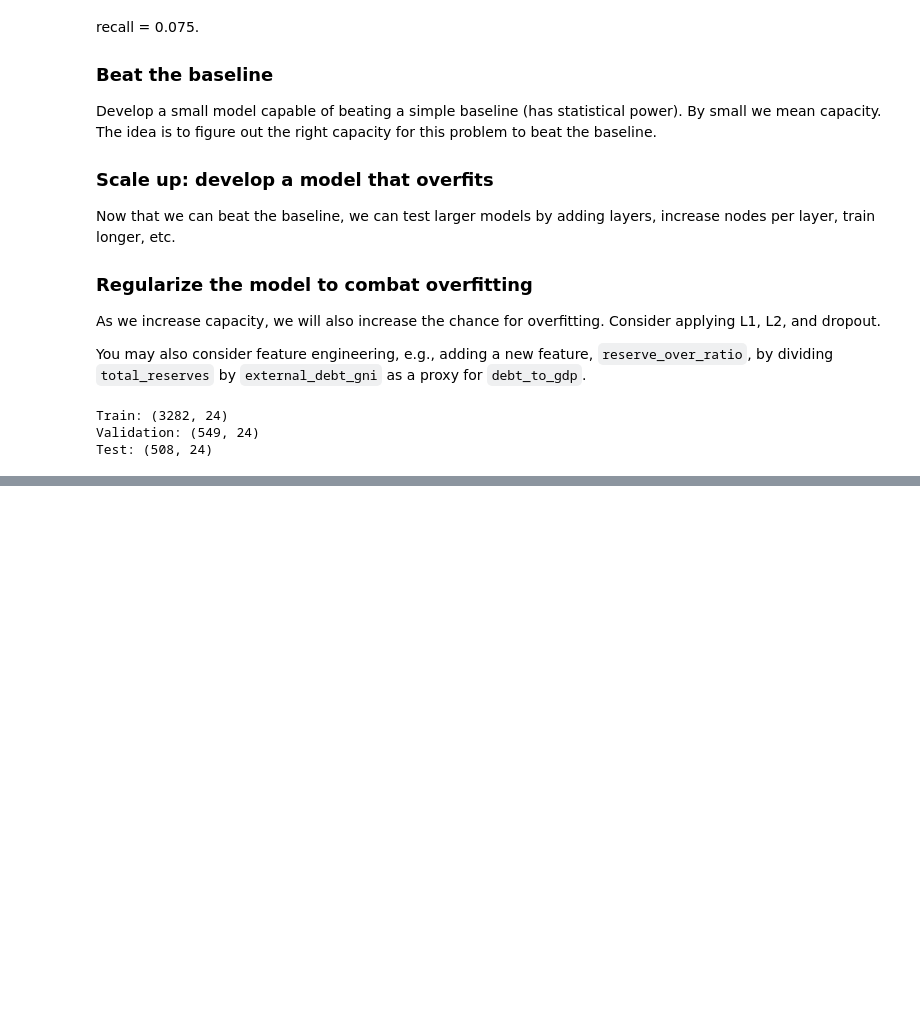
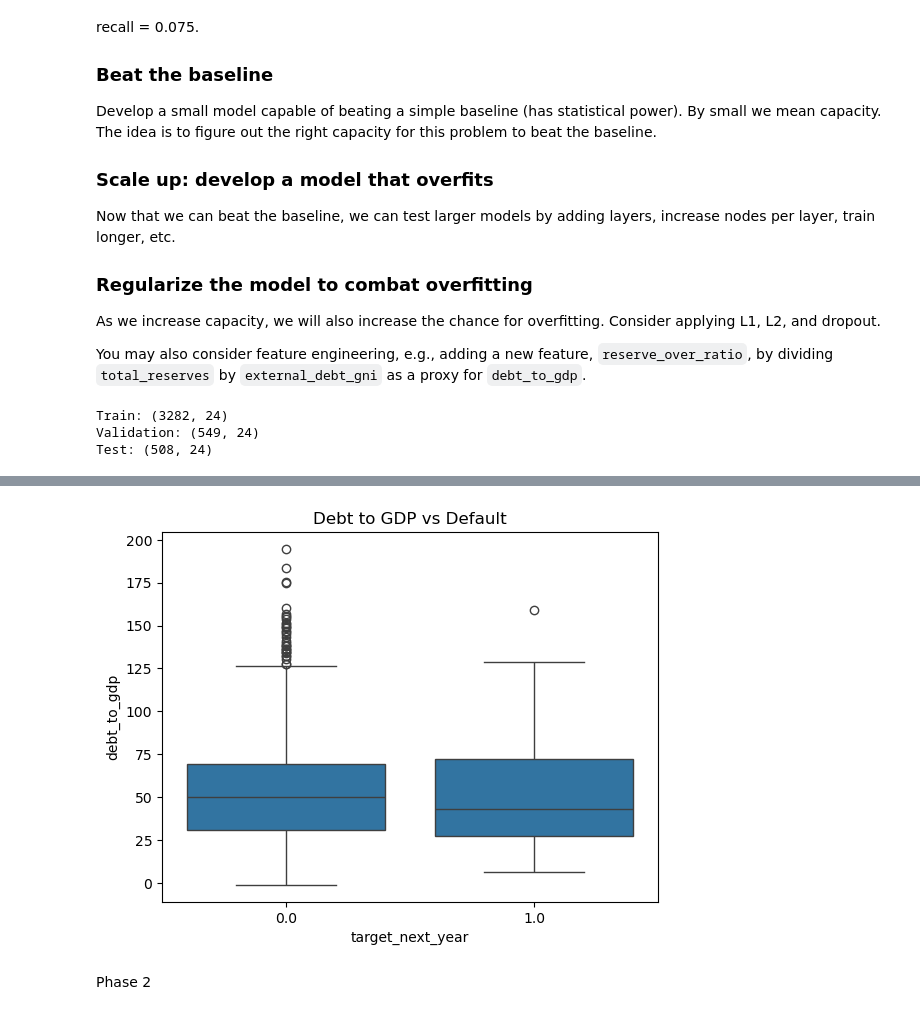
Before and after one commit to willqs/CSC375, a Jupyter notebook: project_2v2-1.ipynb, the cells around one changed output, grey strips where cells are left out. Saved outputs shown, nothing was run; the diff lists cells and outputs as text; code cells hidden in the pictures; blank space fills up the shorter version.

```diff
--- a/project_2v2-1.ipynb
+++ b/project_2v2-1.ipynb
@@ -358,0 +443,8 @@ X_test_scaled = pd.DataFrame(X_test_scaled, columns=X_test.columns, index=X_test
+# %%
+sns.boxplot(x=df_sovereign["target_next_year"], y=df_sovereign["debt_to_gdp"])
+plt.title("Debt to GDP vs Default")
+plt.show()
+# %% [output]
+[figure, added]
+# %% [markdown]
+Phase 2
```
Also changed, not shown: parts of 12 cells of this notebook.
